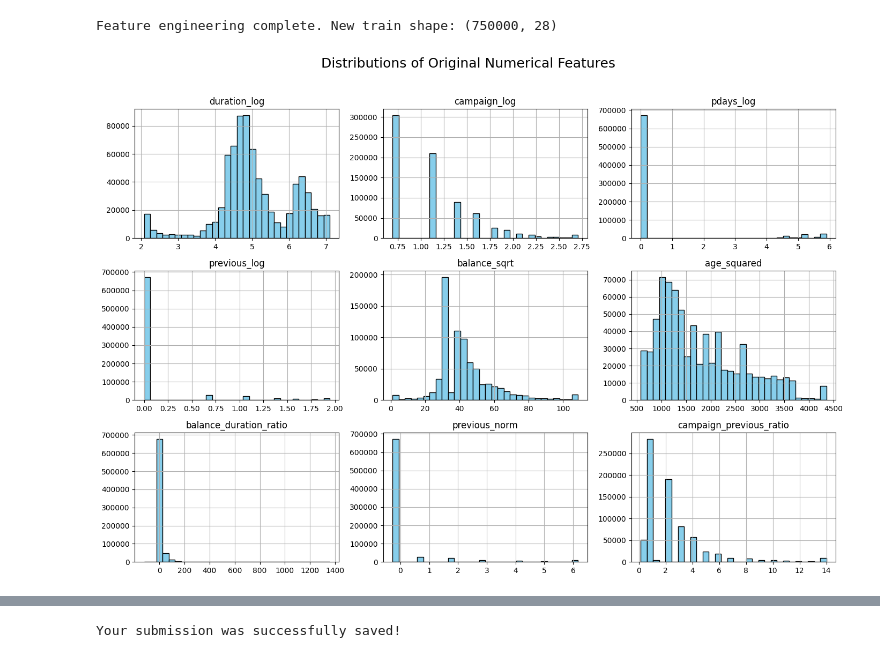
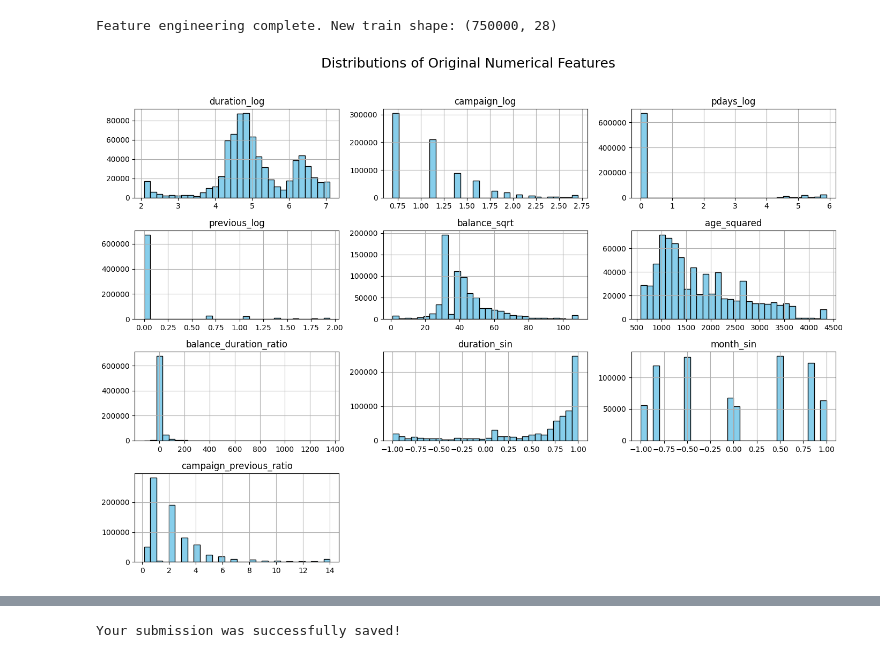
Before and after one commit to Gregory-lab-eng/kaggle-Binary-Classification-with-a-Bank-Dataset-XGB-StratifiedKFold, a Jupyter notebook: xgb-stratifiedkfold.ipynb, the cells around one changed output, grey strips where cells are left out. Drawn from its saved outputs; the diff is of its cells as text; code cells hidden in the pictures.

```diff
--- a/xgb-stratifiedkfold.ipynb
+++ b/xgb-stratifiedkfold.ipynb
@@ -92,7 +82,6 @@ def preprocess(df):
     df['campaign_log'] = np.log1p(df['campaign'])
     df['pdays_log'] = np.log1p(df['pdays'] + 1)
     df['previous_log'] = np.log1p(df['previous'])
-    df['previous_norm'] = (df['previous'] - df['previous'].mean())/df['previous'].std()
     df['balance_sqrt'] = np.sqrt(df['balance'] - df['balance'].min() + 1)
     df['age_squared'] = df['age'] ** 2
 
@@ -101,6 +90,7 @@ def preprocess(df):
     df['campaign_previous_ratio'] = df['campaign'] / (df['previous'] + 1)
 
     df['duration_sin'] = np.sin(2*np.pi * df['duration'] / 540)
+    df['month_sin'] = np.sin(2*np.pi * df['duration'] / 12)
 
     for feature in cat_cols:
         df[feature] = df[feature].astype("category")
@@ -122,13 +112,13 @@ print("Feature engineering complete. New train shape:", train_data.shape)
 Feature engineering complete. New train shape: (750000, 28)
 # %%
 train_data[['duration_log','campaign_log','pdays_log','previous_log',
-            'balance_sqrt','age_squared','balance_duration_ratio','previous_norm',
+            'balance_sqrt','age_squared','balance_duration_ratio','duration_sin', 'month_sin',
             'campaign_previous_ratio']].hist(figsize=(14, 10), bins=30, color='skyblue', edgecolor='black')
 plt.suptitle('Distributions of Original Numerical Features', fontsize=18)
 plt.tight_layout(rect=[0, 0, 1, 0.96])
 plt.show()
 # %% [output]
-[figure, old version]
+[figure, new version]
 # %%
 X = train_data.drop('y', axis = 1)
 X_eval = test_data
```
Also changed, not shown: parts of 4 cells of this notebook.
